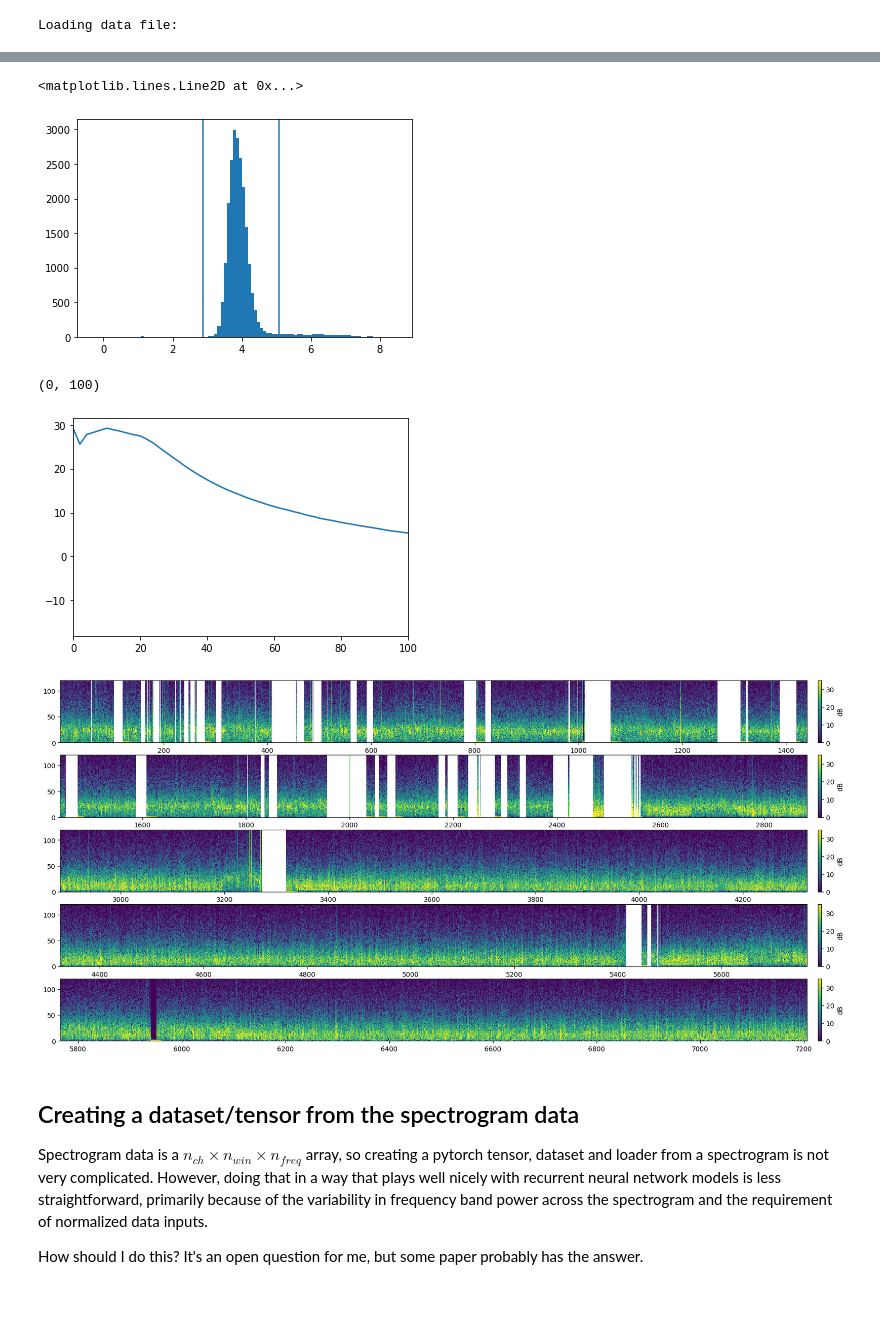
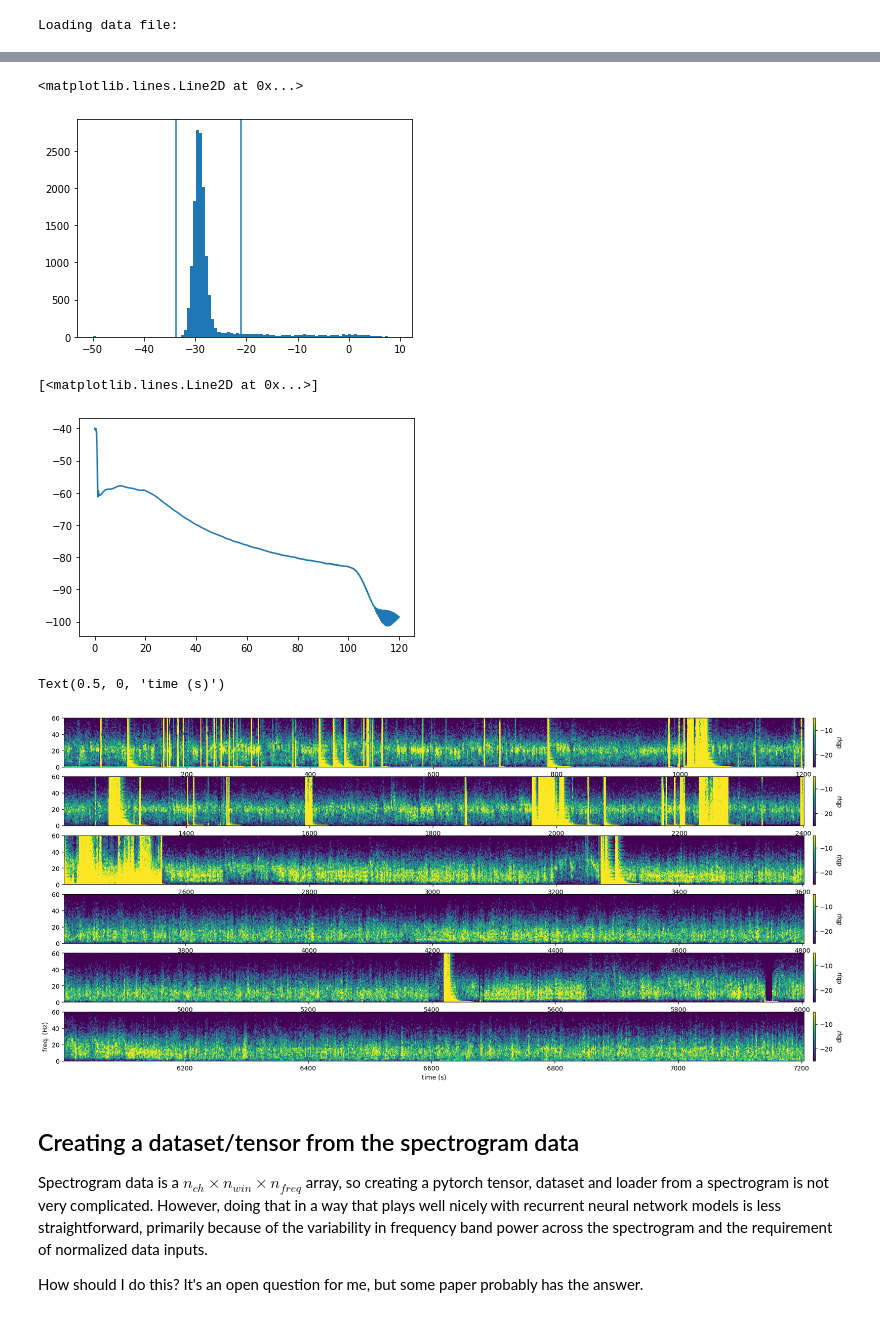
Before and after one commit to m-nolan/ecog_is2s, a Jupyter notebook: notebooks/ECoG_1ch_SG_prediction_range-unnormalized_20200625.ipynb, the cells around one changed output, grey strips where cells are left out. Drawn from its saved outputs; the diff is of its cells as text; code cells hidden in the pictures.

Commit message:
Update sgram 1ch prediction code to use tfspec.py

```diff
--- a/notebooks/ECoG_1ch_SG_prediction_range-unnormalized_20200625.ipynb
+++ b/notebooks/ECoG_1ch_SG_prediction_range-unnormalized_20200625.ipynb
@@ -191,0 +171,7 @@ ax[1].plot(bad_sgram_idx)
+# %%
+# compute data spectrogram
+tapers = [2,1];
+dn = 0.5;
+# T = 60
+sgram, f_sgram, ti, err = tfspec(data_in, tapers=tapers, sampling=srate_down, dn=dn,fk=(0,120), contflag=False);
+t_sgram = ti/srate_down
@@ -192,33 +199,33 @@ ax[1].plot(bad_sgram_idx)
 # %%
-plt.hist(db_power[np.logical_not(db_inf_power_idx)],100)
-plt.axvline(db_power_mean - 2*db_power_std)
-plt.axvline(db_power_mean + 2*db_power_std)
+plt.hist(db_power,100)
+plt.axvline(db_power_mean - std_k*db_power_std)
+plt.axvline(db_power_mean + std_k*db_power_std)
 # %% [output]
 <matplotlib.lines.Line2D at 0x...>
-[figure, old version]
+[figure, new version]
 # %%
-sgram_mean = 10*np.log10(sgram[0,:,np.logical_not(bad_sgram_idx)].mean(axis=0))
+sgram_mean = 10*np.log10(sgram[0,~bad_sgram_idx,:].mean(axis=0)/srate_down**2)
 f,ax = plt.subplots(1,1)
 # ax.plot(f_sgram,10*np.log10(sgram[0,:,np.logical_not(bad_sgram_idx)]).T,'k',alpha=0.1);
 ax.plot(f_sgram,sgram_mean)
 # ax.plot(f_sgram,sgram_mean,'k')
 # ax.plot(t_sgram,np.log10(sgram[0,:,:].sum(axis=0)))
 # ax.set_xscale('log')
-ax.set_xlim(0,100)
+# ax.set_xlim(0,100)
 # %% [output]
-(0, 100)
+[<matplotlib.lines.Line2D at 0x...>]
-[figure, old version]
+[figure, new version]
 # %%
 # define function for spectrogram plotting; forgive the misnomer
-def plot_log_psd(ax,psd,x,y,clim,cmap='viridis'):
+def plot_log_psd(ax,psd,x,y,clim,cmap='viridis',cb_label='dB'):
     # create norm from clim
     norm = plt.Normalize(vmin=clim[0],vmax=clim[1])
     # get axes extent from x, y
     extent = (x.min(), x.max(), y.min(), y.max())
     # plot the figure
-    im_h = ax.imshow(10*np.log10(psd),extent=extent,norm=norm,origin='bottom')
+    im_h = ax.imshow(10*np.log10(psd),extent=extent,norm=norm,origin='bottom',aspect='auto')
     # add a colorbar
-    cb_h = plt.colorbar(im_h, ax=ax, label='dB', pad=0.01)
+    cb_h = plt.colorbar(im_h, ax=ax, label=cb_label, pad=0.01)
 
     return im_h, cb_h
 # %%
@@ -235,18 +242,20 @@ def plot_psd(ax,psd,x,y,clim,cmap='viridis'):
 
     return im_h, cb_h
-# %%
-sgram[0,:,bad_sgram_idx] = np.nan
 # %%
-f,ax = plt.subplots(5,1,figsize=(30,10),dpi=100)
-n_win = sgram.shape[-1]
-n_win_per_row = n_win//5
-clim = (0,35)
-for k in range(5):
+n_col = 6
+f,ax = plt.subplots(n_col,1,figsize=(25,10),dpi=100)
+n_win = sgram.shape[1]
+n_win_per_row = n_win//n_col
+clim = (-25,-5)
+for k in range(n_col):
     plot_idx = np.arange(k*n_win_per_row,(k+1)*n_win_per_row)
-    plot_log_psd(ax[k],sgram[0,:,plot_idx].T,t_sgram[plot_idx],f_sgram,clim)
-    ax[k].set_ylim(0,120)
+    plot_log_psd(ax[k],sgram[:,plot_idx,].mean(axis=0).T,t_sgram[plot_idx],f_sgram,clim,cb_label='db$\mu$')
+    ax[k].set_ylim(0,60)
+ax[-1].set_ylabel('freq. (Hz)')
+ax[-1].set_xlabel('time (s)')
 # %% [output]
+Text(0.5, 0, 'time (s)')
-[figure, old version]
+[figure, new version]
 # %% [markdown]
 ## Creating a dataset/tensor from the spectrogram data
 Spectrogram data is a $n_{ch}\times n_{win}\times n_{freq}$ array, so creating a pytorch tensor, dataset and loader from a spectrogram is not very complicated. However, doing that in a way that plays well nicely with recurrent neural network models is less straightforward, primarily because of the variability in frequency band power across the spectrogram and the requirement of normalized data inputs.
```
Also changed, not shown: parts of 23 cells of this notebook.
